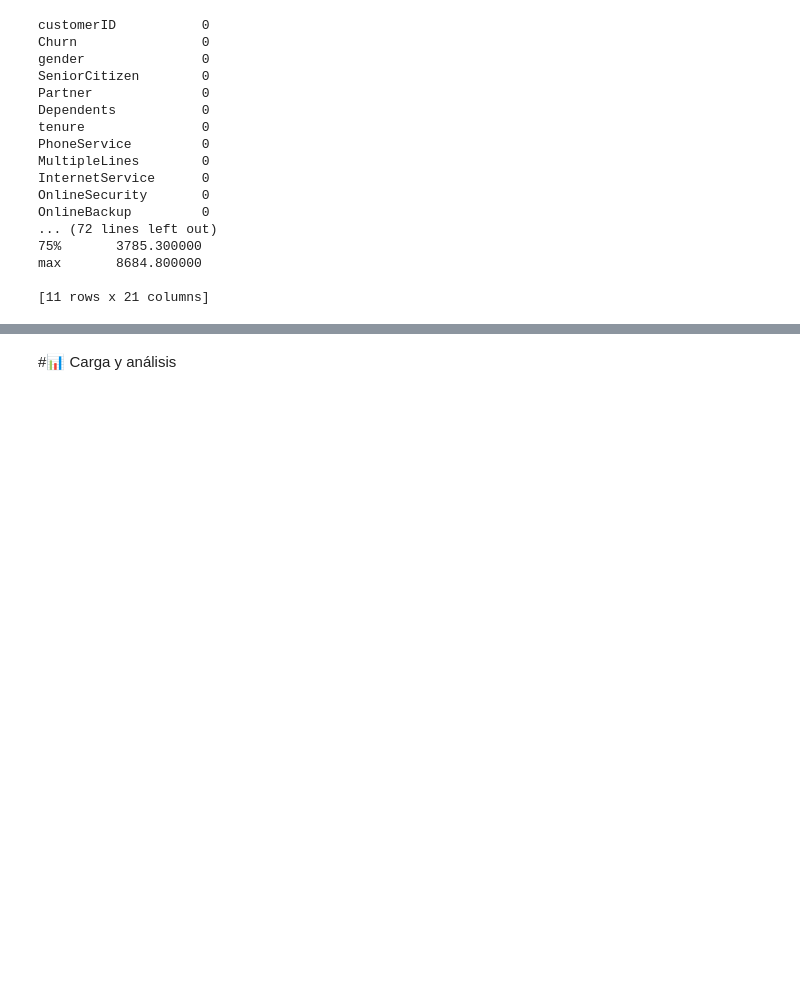
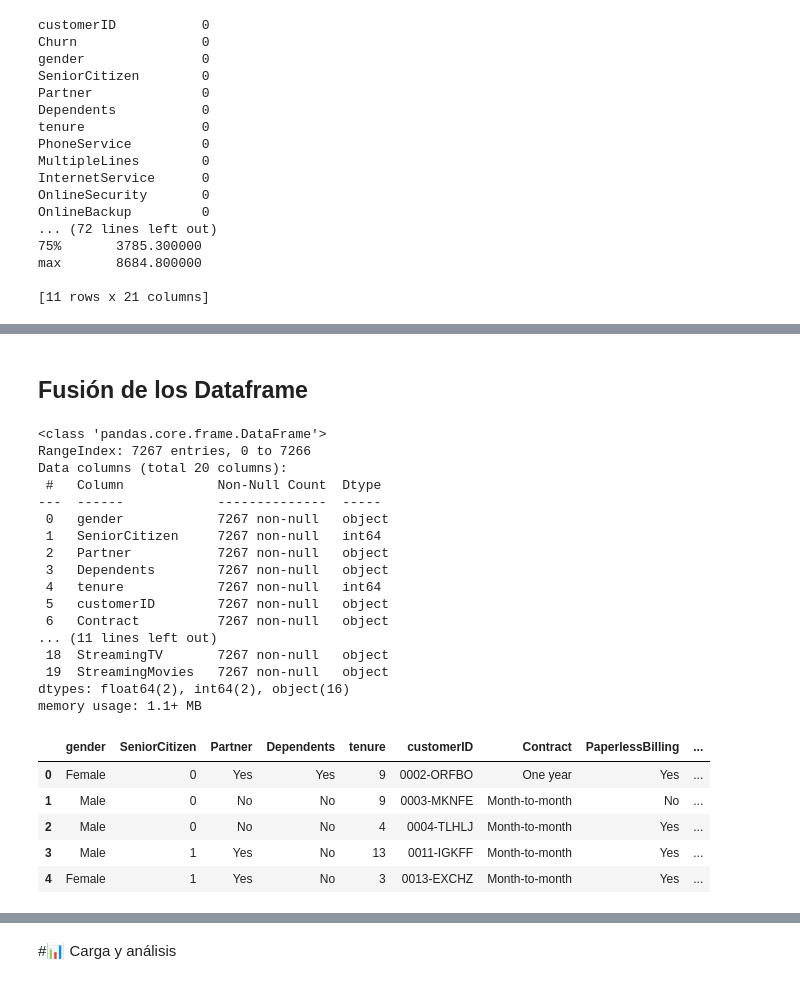
Before and after one commit to mateo16dev/Challenge-Telecom-X---Alura, a Jupyter notebook: Archivos Analisis/TelecomX_LATAM.ipynb, the cells around one changed output, grey strips where cells are left out. Drawn from its saved outputs; the diff is of its cells as text; code cells hidden in the pictures; blank space fills up the shorter version.

```diff
--- a/Archivos Analisis/TelecomX_LATAM.ipynb
+++ b/Archivos Analisis/TelecomX_LATAM.ipynb
@@ -133,0 +186,40 @@ Index: []
+# %% [markdown]
+## Fusión de los Dataframe
+# %%
+# Agregar 'customerID' a cada dataframe
+customer_df['customerID'] = df['customerID']
+account_df['customerID'] = df['customerID']
+phone_df['customerID'] = df['customerID']
+internet_df['customerID'] = df['customerID']
+
+# combinación de dataframes
+df = customer_df.merge(account_df, on="customerID", how="left")
+df = df.merge(phone_df, on="customerID", how="left")
+df = df.merge(internet_df, on="customerID", how="left")
+
+df.info()
+df.head()
+# %% [output]
+<class 'pandas.core.frame.DataFrame'>
+RangeIndex: 7267 entries, 0 to 7266
+Data columns (total 20 columns):
+ #   Column            Non-Null Count  Dtype
+---  ------            --------------  -----
+ 0   gender            7267 non-null   object
+ 1   SeniorCitizen     7267 non-null   int64
+ 2   Partner           7267 non-null   object
+ 3   Dependents        7267 non-null   object
+ 4   tenure            7267 non-null   int64
+ 5   customerID        7267 non-null   object
+ 6   Contract          7267 non-null   object
+... (11 lines left out)
+ 18  StreamingTV       7267 non-null   object
+ 19  StreamingMovies   7267 non-null   object
+dtypes: float64(2), int64(2), object(16)
+memory usage: 1.1+ MB
+|  | gender | SeniorCitizen | Partner | Dependents | tenure | customerID | Contract | PaperlessBilling | ... |
+| 0 | Female | 0 | Yes | Yes | 9 | 0002-ORFBO | One year | Yes | ... |
+| 1 | Male | 0 | No | No | 9 | 0003-MKNFE | Month-to-month | No | ... |
+| 2 | Male | 0 | No | No | 4 | 0004-TLHLJ | Month-to-month | Yes | ... |
+| 3 | Male | 1 | Yes | No | 13 | 0011-IGKFF | Month-to-month | Yes | ... |
+| 4 | Female | 1 | Yes | No | 3 | 0013-EXCHZ | Month-to-month | Yes | ... |
```
Also changed, not shown: parts of 15 cells of this notebook.
